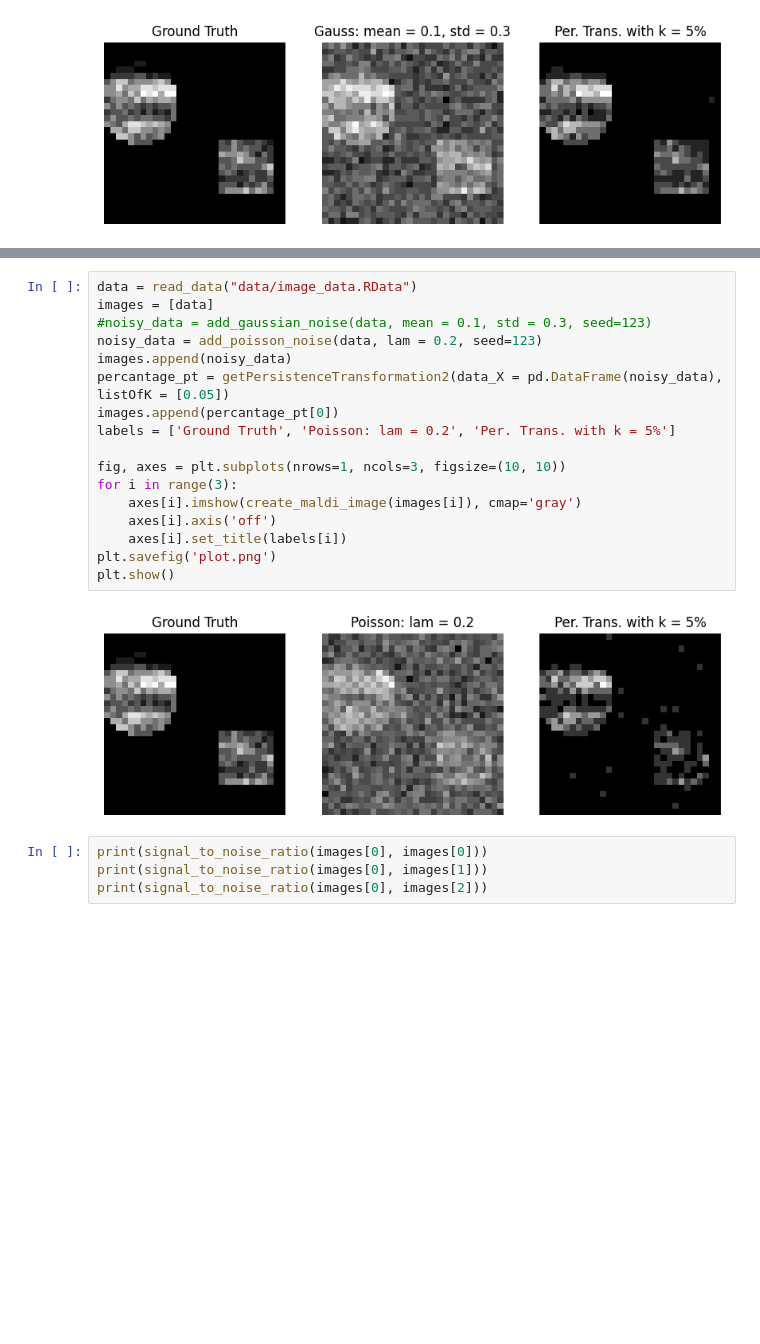
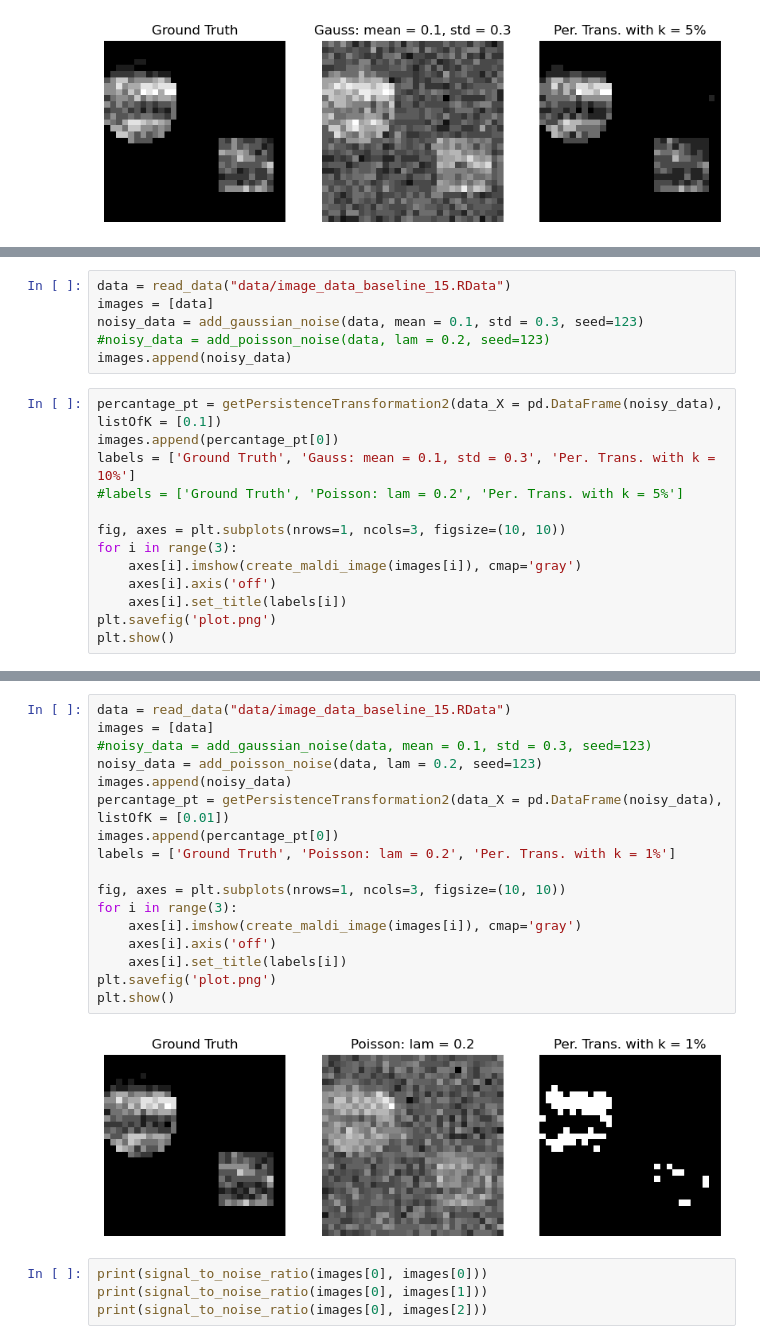
Before and after one commit to klailag/SupervisedTDAMethodForMALDI, a Jupyter notebook: Paper revision/simulation from r.ipynb, the cells around one changed output, grey strips where cells are left out. Cells and saved outputs as stored; diff of their text form; blank space fills up the shorter version.

```diff
--- a/Paper revision/simulation from r.ipynb
+++ b/Paper revision/simulation from r.ipynb
@@ -380,3 +365,22 @@ print(signal_to_noise_ratio(images[0], images[2]))
 0.0
 0.3164717545629117
 0.10419725713039699
+# %%
+data = read_data("data/image_data_baseline_15.RData")
+images = [data]
+noisy_data = add_gaussian_noise(data, mean = 0.1, std = 0.3, seed=123)
+#noisy_data = add_poisson_noise(data, lam = 0.2, seed=123)
+images.append(noisy_data)
+# %%
+percantage_pt = getPersistenceTransformation2(data_X = pd.DataFrame(noisy_data), listOfK = [0.1])
+images.append(percantage_pt[0])
+labels = ['Ground Truth', 'Gauss: mean = 0.1, std = 0.3', 'Per. Trans. with k = 10%']
+#labels = ['Ground Truth', 'Poisson: lam = 0.2', 'Per. Trans. with k = 5%']
+
+fig, axes = plt.subplots(nrows=1, ncols=3, figsize=(10, 10))
+for i in range(3):
+    axes[i].imshow(create_maldi_image(images[i]), cmap='gray')
+    axes[i].axis('off')
+    axes[i].set_title(labels[i])
+plt.savefig('plot.png')
+plt.show()
@@ -383,22 +402,22 @@ print(signal_to_noise_ratio(images[0], images[2]))
 # %%
-data = read_data("data/image_data.RData")
+data = read_data("data/image_data_baseline_15.RData")
 images = [data]
 #noisy_data = add_gaussian_noise(data, mean = 0.1, std = 0.3, seed=123)
 noisy_data = add_poisson_noise(data, lam = 0.2, seed=123)
 images.append(noisy_data)
-percantage_pt = getPersistenceTransformation2(data_X = pd.DataFrame(noisy_data), listOfK = [0.05])
+percantage_pt = getPersistenceTransformation2(data_X = pd.DataFrame(noisy_data), listOfK = [0.01])
 images.append(percantage_pt[0])
-labels = ['Ground Truth', 'Poisson: lam = 0.2', 'Per. Trans. with k = 5%']
+labels = ['Ground Truth', 'Poisson: lam = 0.2', 'Per. Trans. with k = 1%']
 
 fig, axes = plt.subplots(nrows=1, ncols=3, figsize=(10, 10))
 for i in range(3):
     axes[i].imshow(create_maldi_image(images[i]), cmap='gray')
     axes[i].axis('off')
     axes[i].set_title(labels[i])
 plt.savefig('plot.png')
 plt.show()
 # %% [output]
-[figure, old version]
+[figure, new version]
 # %%
 print(signal_to_noise_ratio(images[0], images[0]))
 print(signal_to_noise_ratio(images[0], images[1]))
```
Also changed, not shown: parts of 6 cells of this notebook, 6 other files.
